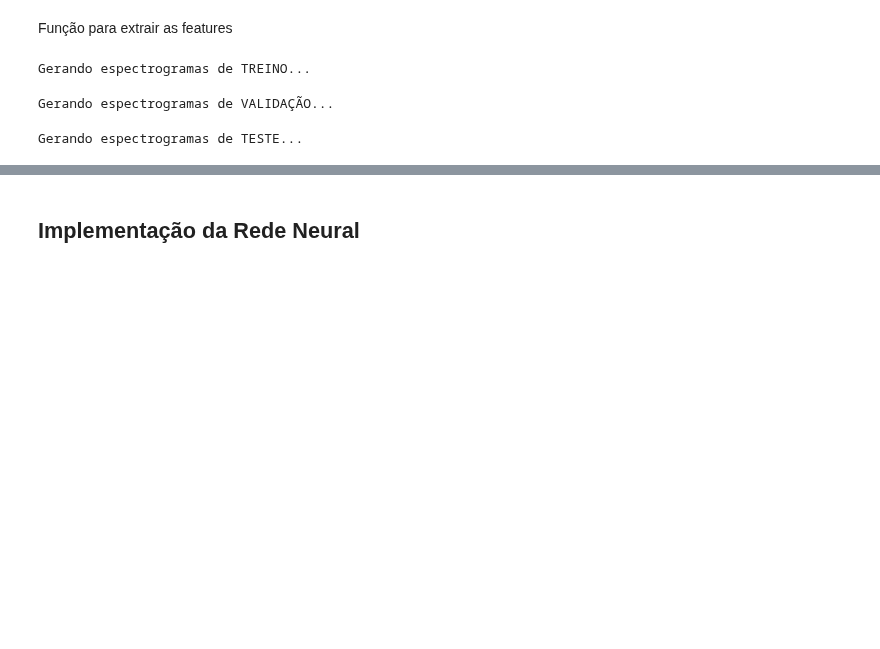
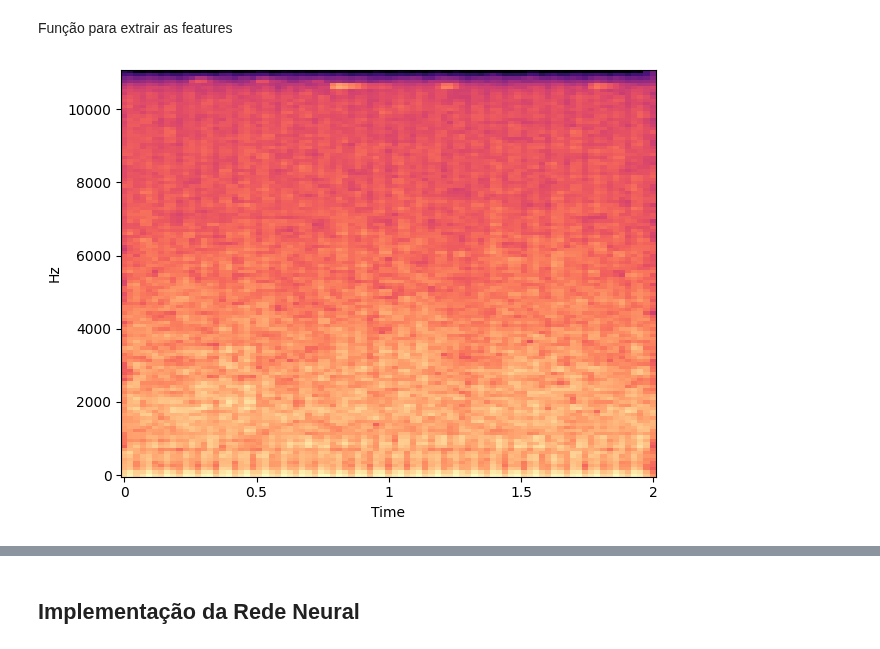
Before and after one commit to EvertonKauan/percepcao-computacional, a Jupyter notebook: notebook.ipynb, the cells around one changed output, grey strips where cells are left out. Drawn from its saved outputs; the diff is of its cells as text; code cells hidden in the pictures; blank space fills up the shorter version.

```diff
--- a/notebook.ipynb
+++ b/notebook.ipynb
@@ -348,28 +362,21 @@ def extrair_features(file_path):
     except Exception as e:
         print(f"Erro no arquivo {file_path}: {e}")
         return None
-# %%
-print("Gerando espectrogramas de TREINO...")
-X_train_processed = [extrair_features(f) for f in tqdm(X_train)]
-
-print("Gerando espectrogramas de VALIDAÇÃO...")
-X_val_processed = [extrair_features(f) for f in tqdm(X_val)]
-
-print("Gerando espectrogramas de TESTE...")
-X_test_processed = [extrair_features(f) for f in tqdm(X_test)]
-
-# Converter listas para Arrays Numpy
-X_train_final = np.array(X_train_processed)
-X_val_final = np.array(X_val_processed)
-X_test_final = np.array(X_test_processed)
-
-
-# Converte as classes label do formato -> "AK-47", "M16" para numérico -> 0, 1, 2...
-le = LabelEncoder()
-y_train_num = le.fit_transform(y_train)
-y_val_num = le.transform(y_val)
-y_test_num = le.transform(y_test)
-# %% [output]
-Gerando espectrogramas de TREINO...
-Gerando espectrogramas de VALIDAÇÃO...
-Gerando espectrogramas de TESTE...
+# %%
+# Exemplo de imagem que vai pra CNN
+plot = plt.plot(figsize=(20,20))
+file_path = "./data/M249/6 (12).wav"
+
+y, sr = librosa.load(file_path, sr=SAMPLE_RATE, res_type='kaiser_fast')
+
+melspec = librosa.feature.melspectrogram(y=y, sr=sr, n_mels=N_MELS, hop_length=HOP_LENGTH)
+
+# Converte para Decibéis (Log-Scale) -> Isso é o que "vemos" como imagem
+melspec_db = librosa.power_to_db(melspec, ref=np.max)
+
+img = librosa.display.specshow(melspec_db, sr=sr, x_axis='time', y_axis='hz', cmap='magma')
+
+plt.tight_layout()
+plt.show()
+# %% [output]
+[figure, added]
```
Also changed, not shown: parts of 15 cells of this notebook, 1 other file.
